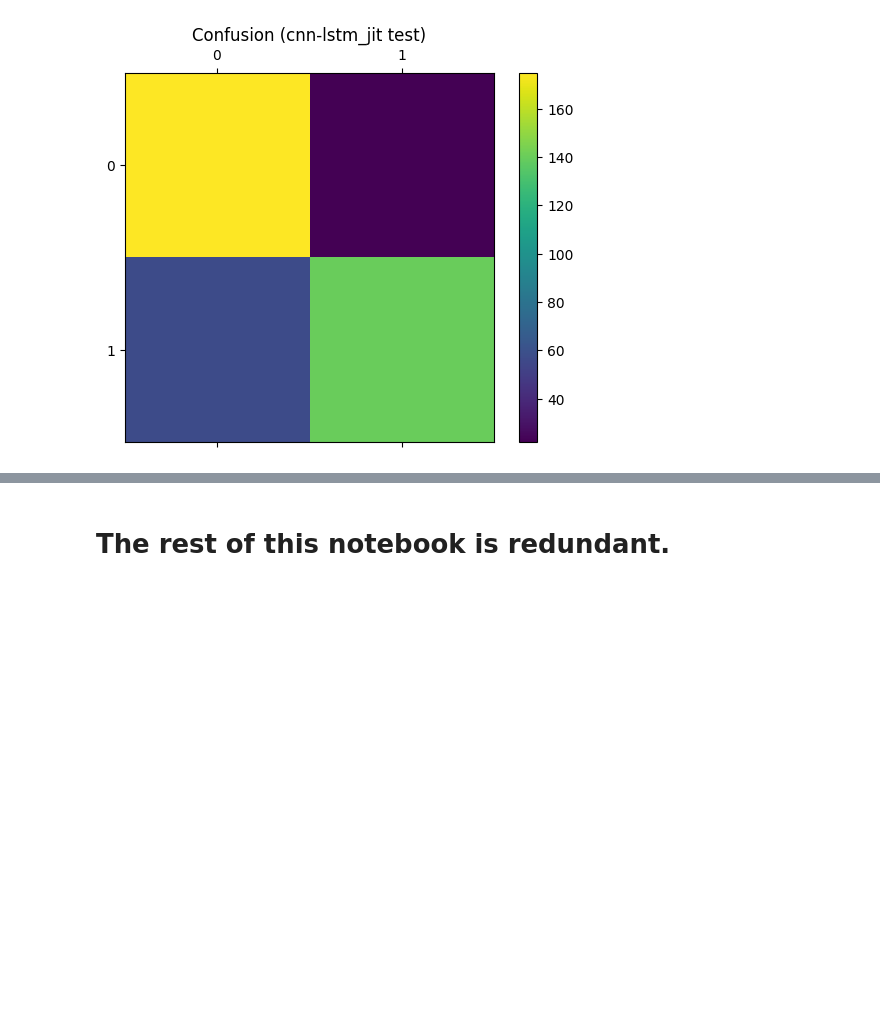
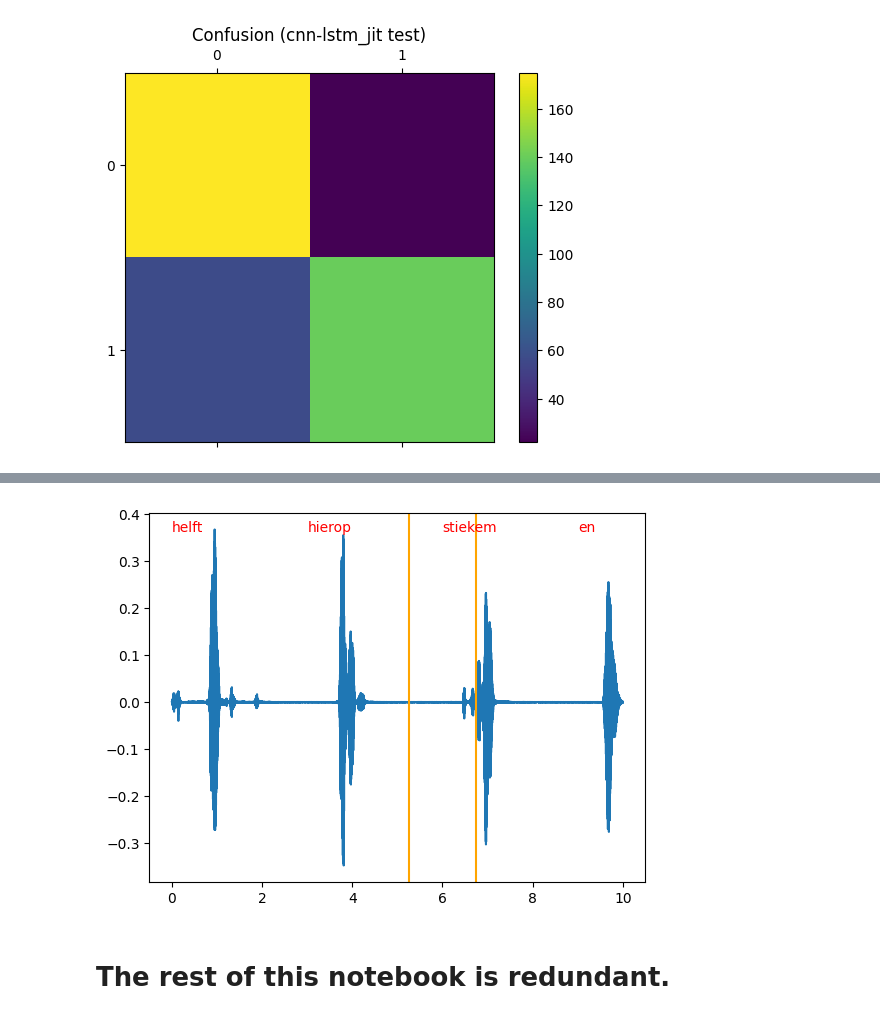
Before and after one commit to ejconlon/biosignals, a Jupyter notebook: notebooks/deep_learning.ipynb, the cells around one changed output, grey strips where cells are left out. Saved outputs shown, nothing was run; the diff lists cells and outputs as text; code cells hidden in the pictures; blank space fills up the shorter version.

```diff
--- a/notebooks/deep_learning.ipynb
+++ b/notebooks/deep_learning.ipynb
@@ -156,3 +201,33 @@ cnn-lstm_jit test f1: 0.7810026385224275
+# %%
+# Predicted
+from biosignals.dataset import *
+import matplotlib.pyplot as plt
+
+ms = 250
+time = range(0, 120000-750, ms)
+(eeg, stim, audio) = read_ieeg_data('01')
+
+# plt.plot(time[:100], preds[:100])
+
+plot_seconds = 10
+eeg_samples = EEG_SAMPLE_RATE * plot_seconds
+audio_samples = AUDIO_SAMPLE_RATE * plot_seconds
+eeg_rng = np.linspace(0, plot_seconds, eeg_samples)
+audio_rng = np.linspace(0, plot_seconds, audio_samples)
+stim_ixs = [ix for ix in np.where(np.roll(stim,1)!=stim)[0] if ix < eeg_samples]
+
+fig, ax = plt.subplots()
+plt.plot(audio_rng, audio[:audio_samples])
+trans = ax.get_xaxis_transform()
+for ix in stim_ixs:
+  x = float(ix) / EEG_SAMPLE_RATE
+#   ax.axvline(x, color='red')
+  plt.text(x, 0.95, stim[ix], transform=trans, color='red')
+for i, p in enumerate(preds[0][:round(plot_seconds*1000/ms)]):
+  if int(p) == 1:
+    ax.axvline(i*ms/1000, color='orange')
+# %% [output]
+[figure, added]
 # %%
 import biosignals.deep_models as bdeep
 # Test deep learning models (LSTM, GRU) so far
```
Also changed, not shown: parts of 2 cells of this notebook, 1 other file.
